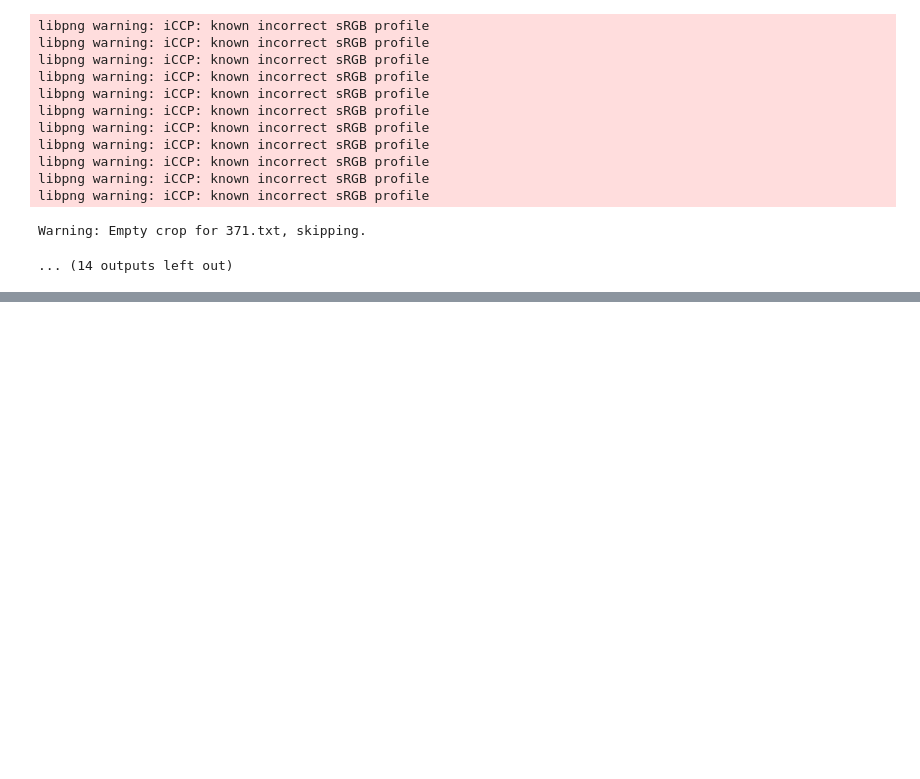
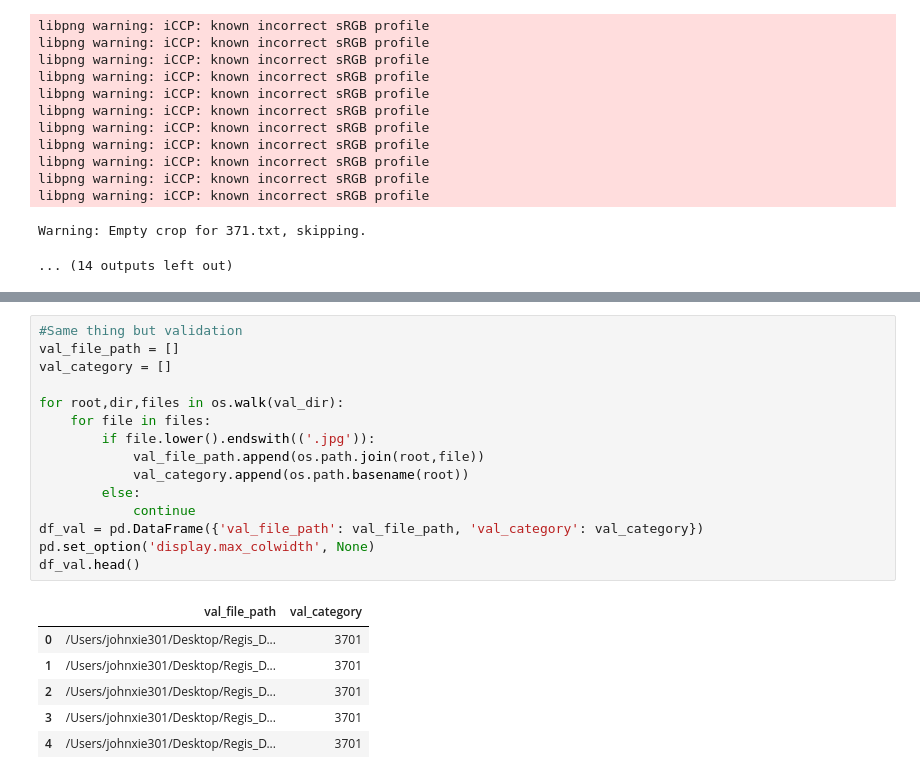
Before and after one commit to johnxie301/Lego_Piece_Detection, a Jupyter notebook: crop_image_for_classification.ipynb, the cells around one changed output, grey strips where cells are left out. Saved outputs shown, nothing was run; the diff lists cells and outputs as text; blank space fills up the shorter version.

```diff
--- a/crop_image_for_classification.ipynb
+++ b/crop_image_for_classification.ipynb
@@ -136,0 +259,22 @@ Warning: Empty crop for 371.txt, skipping.
+# %%
+#Same thing but validation
+val_file_path = []
+val_category = []
+
+for root,dir,files in os.walk(val_dir):
+    for file in files:
+        if file.lower().endswith(('.jpg')):
+            val_file_path.append(os.path.join(root,file))
+            val_category.append(os.path.basename(root))
+        else:
+            continue
+df_val = pd.DataFrame({'val_file_path': val_file_path, 'val_category': val_category})
+pd.set_option('display.max_colwidth', None)
+df_val.head()
+# %% [output]
+|  | val_file_path | val_category |
+| 0 | /Users/johnxie301/Desktop/Regis_D... | 3701 |
+| 1 | /Users/johnxie301/Desktop/Regis_D... | 3701 |
+| 2 | /Users/johnxie301/Desktop/Regis_D... | 3701 |
+| 3 | /Users/johnxie301/Desktop/Regis_D... | 3701 |
+| 4 | /Users/johnxie301/Desktop/Regis_D... | 3701 |
```
Also changed, not shown: parts of 21 cells of this notebook.
